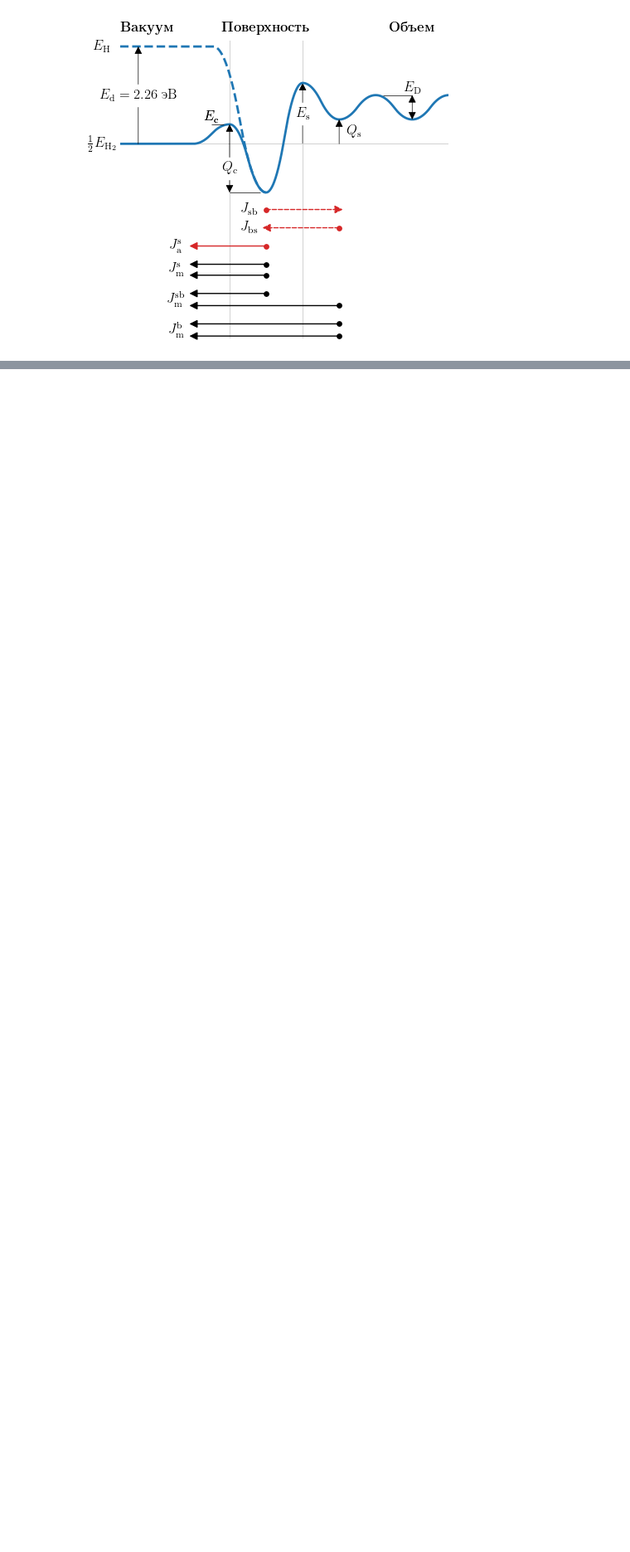
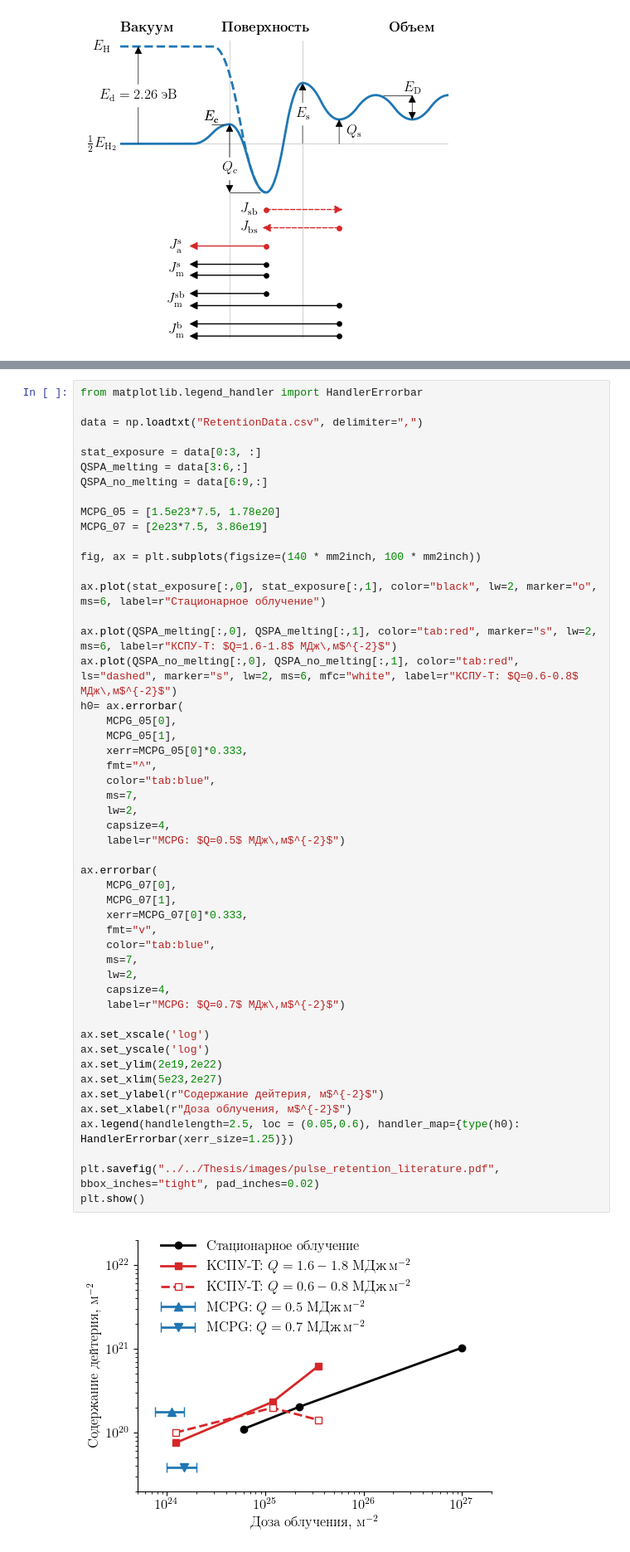
Before and after one commit to KulaginVladimir/PhD, a Jupyter notebook: Scripts/Chapter_1/Figures.ipynb, the cells around one changed output, grey strips where cells are left out. Shown at 83% size. Cells and saved outputs as stored; diff of their text form; blank space fills up the shorter version.

```diff
--- a/Scripts/Chapter_1/Figures.ipynb
+++ b/Scripts/Chapter_1/Figures.ipynb
@@ -781,0 +784,52 @@ with plt.style.context(matplotx.styles.dufte):
+# %%
+from matplotlib.legend_handler import HandlerErrorbar
+
+data = np.loadtxt("RetentionData.csv", delimiter=",")
+
+stat_exposure = data[0:3, :]
+QSPA_melting = data[3:6,:]
+QSPA_no_melting = data[6:9,:]
+
+MCPG_05 = [1.5e23*7.5, 1.78e20]
+MCPG_07 = [2e23*7.5, 3.86e19]
+
+fig, ax = plt.subplots(figsize=(140 * mm2inch, 100 * mm2inch))
+
+ax.plot(stat_exposure[:,0], stat_exposure[:,1], color="black", lw=2, marker="o", ms=6, label=r"Стационарное облучение")
+
+ax.plot(QSPA_melting[:,0], QSPA_melting[:,1], color="tab:red", marker="s", lw=2, ms=6, label=r"КСПУ-Т: $Q=1.6-1.8$ МДж\,м$^{-2}$")
+ax.plot(QSPA_no_melting[:,0], QSPA_no_melting[:,1], color="tab:red", ls="dashed", marker="s", lw=2, ms=6, mfc="white", label=r"КСПУ-Т: $Q=0.6-0.8$ МДж\,м$^{-2}$")
+h0= ax.errorbar(
+    MCPG_05[0],
+    MCPG_05[1],
+    xerr=MCPG_05[0]*0.333,
+    fmt="^",
+    color="tab:blue",
+    ms=7,
+    lw=2,
+    capsize=4,
+    label=r"MCPG: $Q=0.5$ МДж\,м$^{-2}$")
+
+ax.errorbar(
+    MCPG_07[0],
+    MCPG_07[1],
+    xerr=MCPG_07[0]*0.333,
+    fmt="v",
+    color="tab:blue",
+    ms=7,
+    lw=2,
+    capsize=4,
+    label=r"MCPG: $Q=0.7$ МДж\,м$^{-2}$")
+
+ax.set_xscale('log')
+ax.set_yscale('log')
+ax.set_ylim(2e19,2e22)
+ax.set_xlim(5e23,2e27)
+ax.set_ylabel(r"Содержание дейтерия, м$^{-2}$")
+ax.set_xlabel(r"Доза облучения, м$^{-2}$")
+ax.legend(handlelength=2.5, loc = (0.05,0.6), handler_map={type(h0): HandlerErrorbar(xerr_size=1.25)})
+
+plt.savefig("../../Thesis/images/pulse_retention_literature.pdf", bbox_inches="tight", pad_inches=0.02)
+plt.show()
+# %% [output]
+[figure, added]
```
Also changed, not shown: parts of 1 cell of this notebook, 20 other files.
